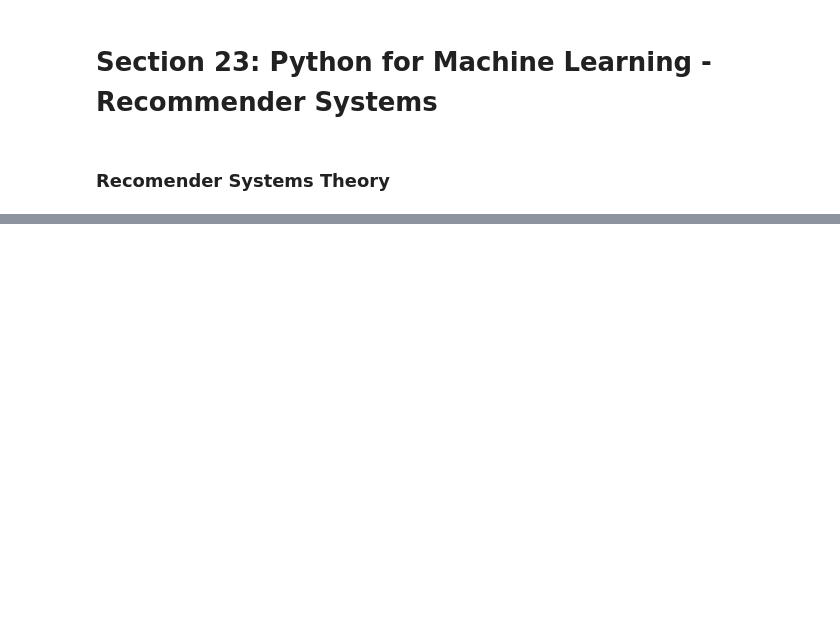
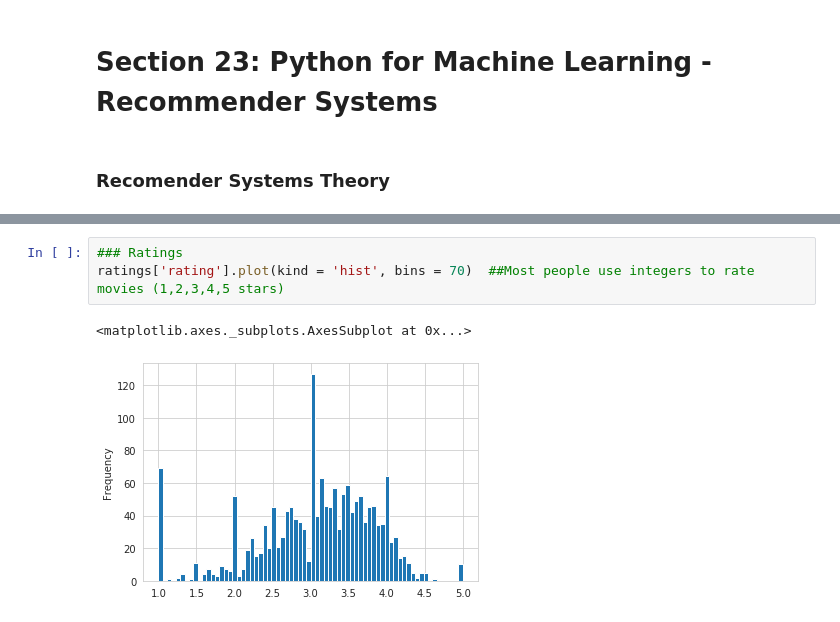
Before and after one commit to vlopez0392/Python-for-DS-and-ML-Bootcamp, a Jupyter notebook: 18-Recommender_Systems/01-Recommender_Systems_Python.ipynb, the cells around one changed output, grey strips where cells are left out. Drawn from its saved outputs; the diff is of its cells as text; blank space fills up the shorter version.

```diff
--- a/18-Recommender_Systems/01-Recommender_Systems_Python.ipynb
+++ b/18-Recommender_Systems/01-Recommender_Systems_Python.ipynb
@@ -25,0 +130,6 @@
+# %%
+### Ratings
+ratings['rating'].plot(kind = 'hist', bins = 70)  ##Most people use integers to rate movies (1,2,3,4,5 stars)
+# %% [output]
+<matplotlib.axes._subplots.AxesSubplot at 0x...>
+[figure, added]
```
Also changed, not shown: parts of 27 cells of this notebook, 3 other files.
